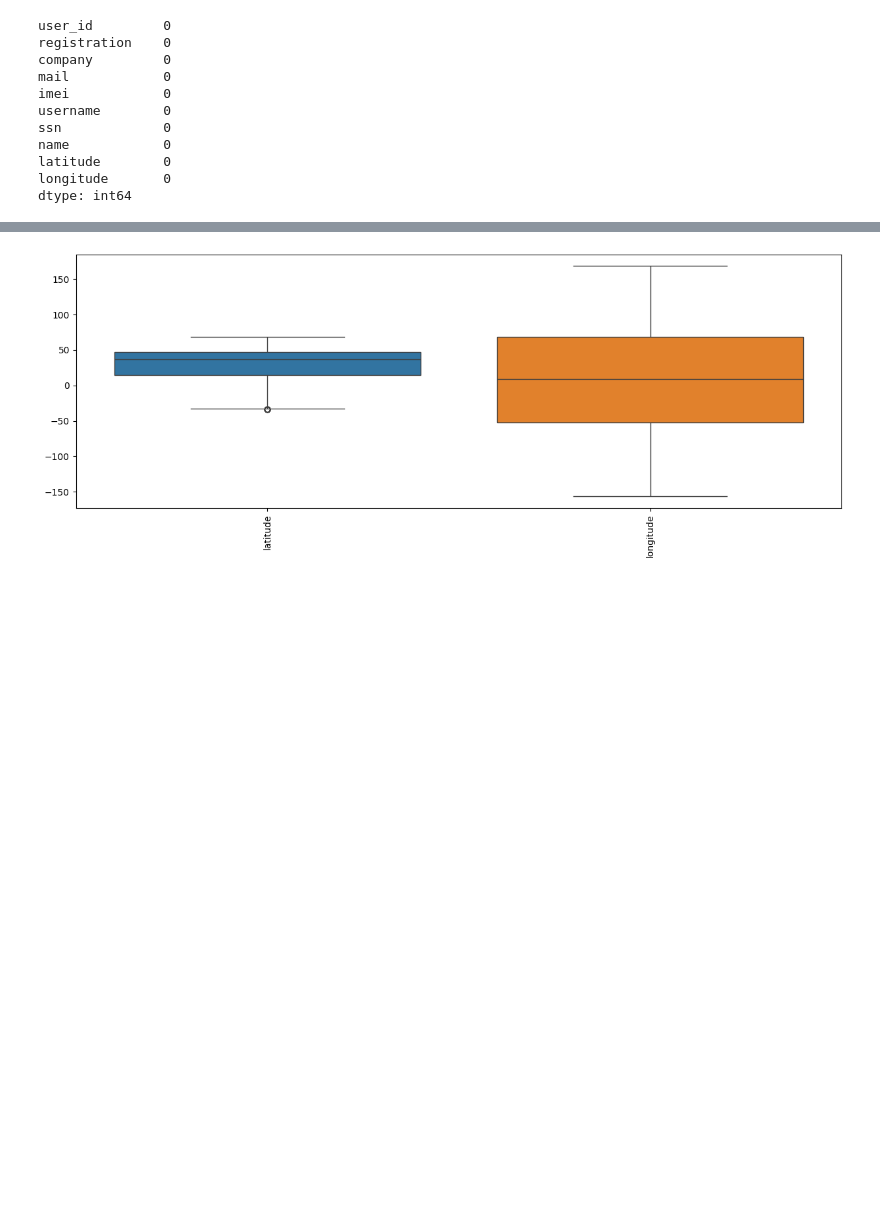
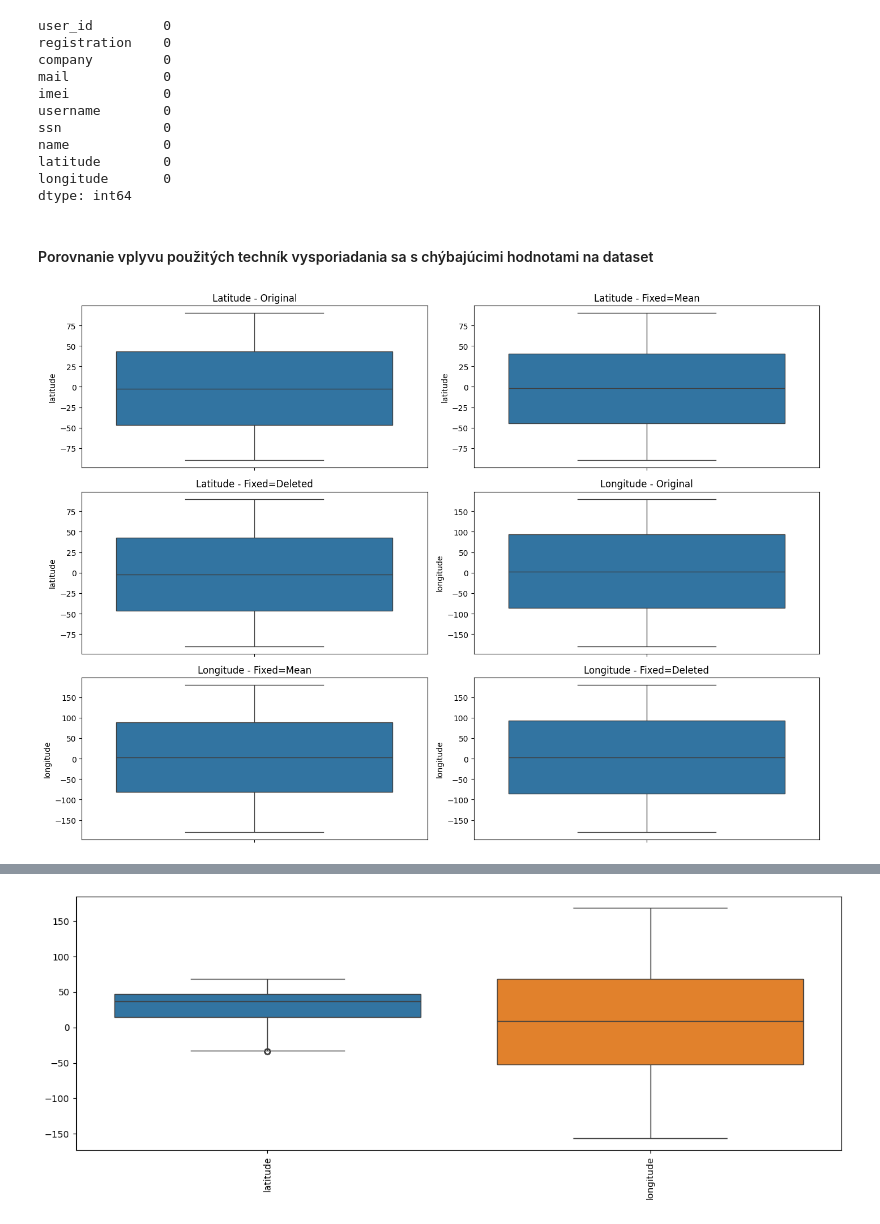
Before and after one commit to brenky7/IAU_projekt, a Jupyter notebook: projekt.ipynb, the cells around one changed output, grey strips where cells are left out. Cells and saved outputs as stored; diff of their text form; code cells hidden in the pictures; blank space fills up the shorter version.

```diff
--- a/projekt.ipynb
+++ b/projekt.ipynb
@@ -1746,8 +1760,8 @@ profiles_fixed_mean = profiles_fixed.copy()
 mean_latitude = profiles_fixed_mean['latitude'].mean()
 mean_longitude = profiles_fixed_mean['longitude'].mean()
 
-profiles_fixed_mean['latitude'] = profiles_fixed_mean['latitude'].fillna(mean_latitude)
-profiles_fixed_mean['longitude'] = profiles_fixed_mean['longitude'].fillna(mean_longitude)
+profiles_fixed_mean['latitude'] = profiles_fixed_mean['latitude'].fillna(Decimal(mean_latitude))
+profiles_fixed_mean['longitude'] = profiles_fixed_mean['longitude'].fillna(Decimal(mean_longitude))
 # %%
 profiles_fixed_mean.isnull().sum()
 # %% [output]
@@ -1762,3 +1776,34 @@ name            0
 latitude        0
 longitude       0
 dtype: int64
+# %% [markdown]
+#### Porovnanie vplyvu použitých techník vysporiadania sa s chýbajúcimi hodnotami na dataset
+# %%
+plt.figure(figsize=(14, 10))
+
+# Boxploty pre "Latitude"
+plt.subplot(3, 2, 1)
+sns.boxplot(y='latitude', data=profiles_fixed)
+plt.title('Latitude - Original')
+plt.subplot(3, 2, 2)
+sns.boxplot(y='latitude', data=profiles_fixed_mean)
+plt.title('Latitude - Fixed=Mean')
+plt.subplot(3, 2, 3)
+sns.boxplot(y='latitude', data=profiles_fixed_without_missing)
+plt.title('Latitude - Fixed=Deleted')
+
+# Boxploty pre "Longitude"
+plt.subplot(3, 2, 4)
+sns.boxplot(y='longitude', data=profiles_fixed)
+plt.title('Longitude - Original')
+plt.subplot(3, 2, 5)
+sns.boxplot(y='longitude', data=profiles_fixed_mean)
+plt.title('Longitude - Fixed=Mean')
+plt.subplot(3, 2, 6)
+sns.boxplot(y='longitude', data=profiles_fixed_without_missing)
+plt.title('Longitude - Fixed=Deleted')
+
+plt.tight_layout()
+plt.show()
+# %% [output]
+[figure, added]
```
Also changed, not shown: parts of 96 cells of this notebook.
